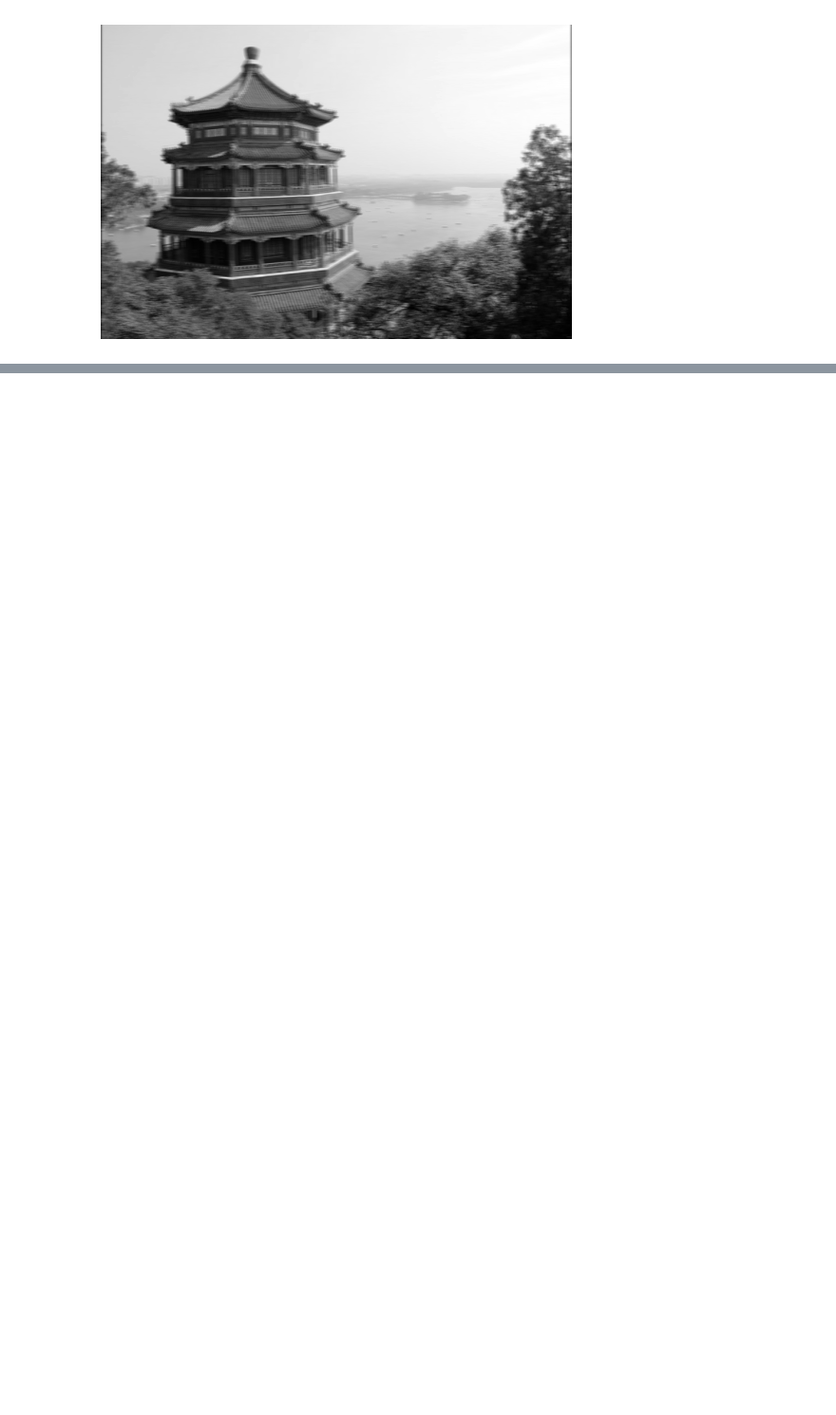
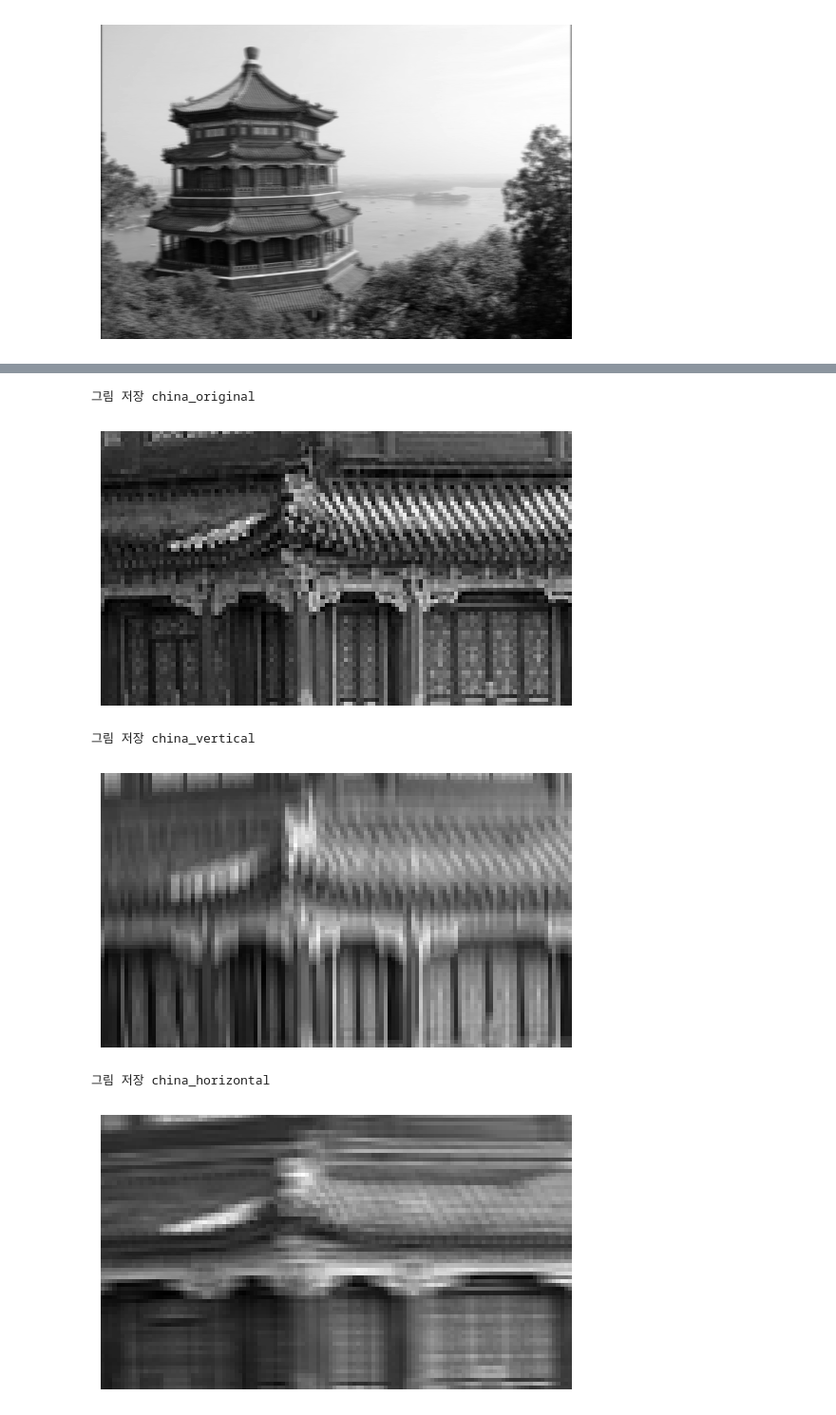
Before and after one commit to r0cd7b/deep_computer_vision_with_cnns, a Jupyter notebook: deep_computer_vision_with_cnns.ipynb, the cells around one changed output, grey strips where cells are left out. Shown: that part at 95% size. Saved outputs shown, nothing was run; the diff lists cells and outputs as text; code cells hidden in the pictures; blank space fills up the shorter version.

```diff
--- a/deep_computer_vision_with_cnns.ipynb
+++ b/deep_computer_vision_with_cnns.ipynb
@@ -2,0 +7,17 @@
+# %%
+# 공통 모듈 임포트
+import os
+import matplotlib.pyplot as plt
+
+# 그림을 저장할 위치
+PROJECT_ROOT_DIR = '.'
+IMAGES_PATH = os.path.join(PROJECT_ROOT_DIR, 'images')
+os.makedirs(IMAGES_PATH, exist_ok=True)
+
+
+def save_fig(fig_id, tight_layout=True, fig_extension='png', resolution=300):
+    path = os.path.join(IMAGES_PATH, fig_id + '.' + fig_extension)
+    print('그림 저장', fig_id)
+    if tight_layout:
+        plt.tight_layout()
+    plt.savefig(path, format=fig_extension, dpi=resolution)
@@ -23,0 +65,18 @@ plt.show()
+# %%
+def crop(images):
+    return images[150:220, 130:250]
+# %%
+plot_image(crop(images[0, :, :, 0]))
+save_fig('china_original', tight_layout=False)
+plt.show()
+for feature_map_index, filename in enumerate(['china_vertical', 'china_horizontal']):
+    plot_image(crop(outputs[0, :, :, feature_map_index]))
+    save_fig(filename, tight_layout=False)
+    plt.show()
+# %% [output]
+그림 저장 china_original
+[figure, added]
+그림 저장 china_vertical
+[figure, added]
+그림 저장 china_horizontal
+[figure, added]
```
Also changed, not shown: parts of 8 cells of this notebook, 3 other files.
